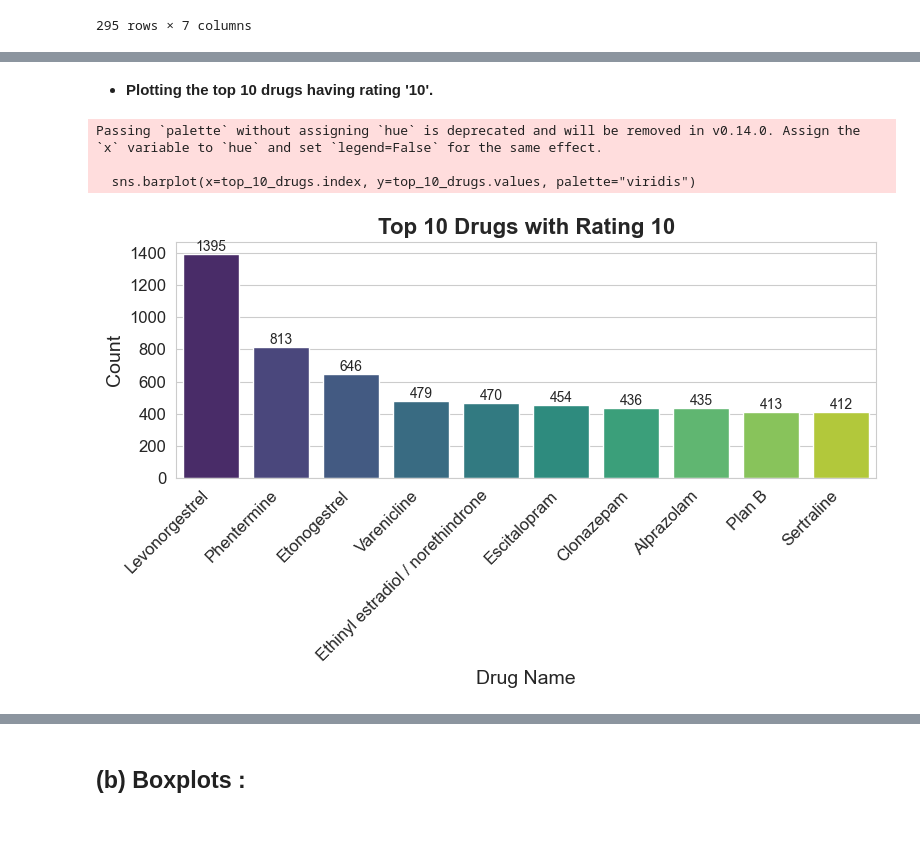
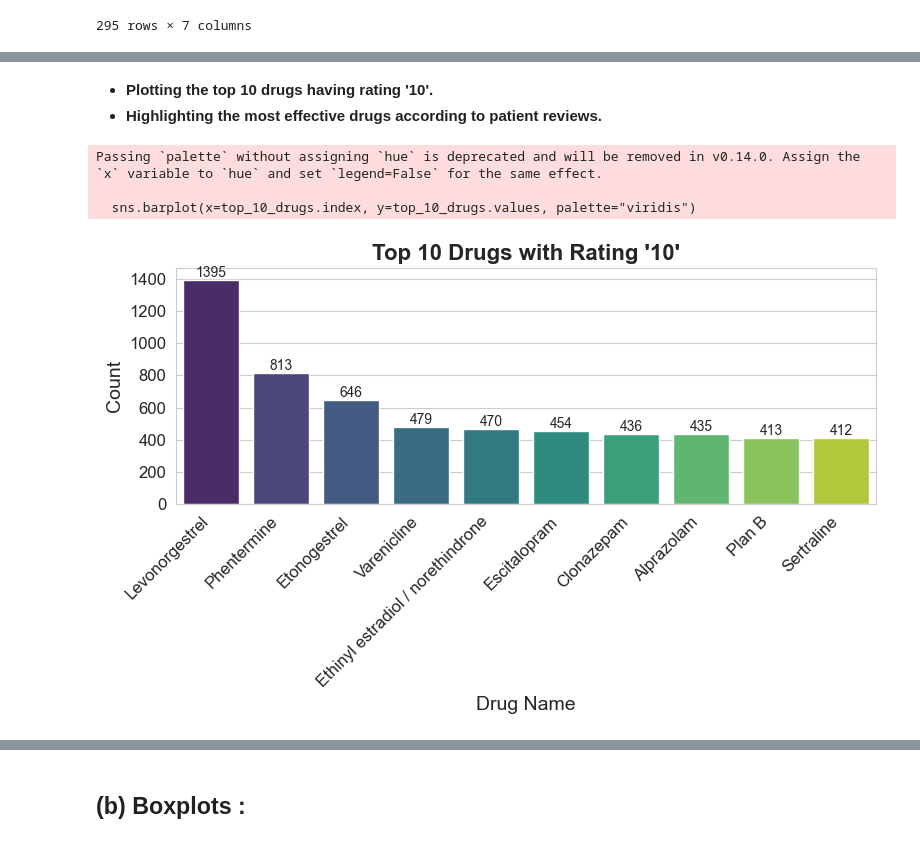
Before and after one commit to rtpn2000/drugReviewAnalysis, a Jupyter notebook: project_part_2_Team_10.ipynb, the cells around one changed output, grey strips where cells are left out. Cells and saved outputs as stored; diff of their text form; code cells hidden in the pictures.

```diff
--- a/project_part_2_Team_10.ipynb
+++ b/project_part_2_Team_10.ipynb
@@ -130,0 +147,11 @@ train_df.loc[train_df['condition'].isna()]
+# %%
+sns.set_style('whitegrid')
+
+plt.figure(figsize=(8, 5))
+sns.histplot(train_df['rating'], bins=10, kde=False, color='skyblue')
+
+plt.title('Distribution of Ratings', fontsize=16)
+plt.xlabel('Rating', fontsize=14)
+plt.ylabel('Count', fontsize=14)
+plt.xticks(range(0, 11))
+plt.show()
@@ -131,29 +160,30 @@ train_df.loc[train_df['condition'].isna()]
 # %% [markdown]
 - **Plotting the top 10 drugs having rating '10'.**
+- **Highlighting the most effective drugs according to patient reviews.**
 # %%
-ratings10 = train_df[train_df['rating'] == 10]
+ratings_10 = train_df[train_df['rating'] == 10]
 
-drugCounts = ratings10['drugName'].value_counts()
+drug_counts = ratings_10['drugName'].value_counts()
 
-top10Drugs = drugCounts.head(10)
+top_10_drugs = drug_counts.head(10)
 
 plt.figure(figsize=(8, 5))
 sns.set_style("whitegrid")
 sns.barplot(x=top_10_drugs.index, y=top_10_drugs.values, palette="viridis")
 
-plt.title('Top 10 Drugs with Rating 10', fontsize=16, fontweight='bold')
+plt.title("Top 10 Drugs with Rating '10'", fontsize=16, fontweight='bold')
 plt.xlabel('Drug Name', fontsize=14)
 plt.ylabel('Count', fontsize=14)
 plt.xticks(rotation=45, ha='right', fontsize=12)
 plt.yticks(fontsize=12)
 
 for index, value in enumerate(top_10_drugs.values):
     plt.text(index, value, str(value), ha='center', va='bottom', fontsize=10)
 
 plt.tight_layout()
 plt.show()
 # %% [output]
 Passing `palette` without assigning `hue` is deprecated and will be removed in v0.14.0. Assign the `x` variable to `hue` and set `legend=False` for the same effect.
 
   sns.barplot(x=top_10_drugs.index, y=top_10_drugs.values, palette="viridis")
-[figure, old version]
+[figure, new version]
```
Also changed, not shown: parts of 16 cells of this notebook.
